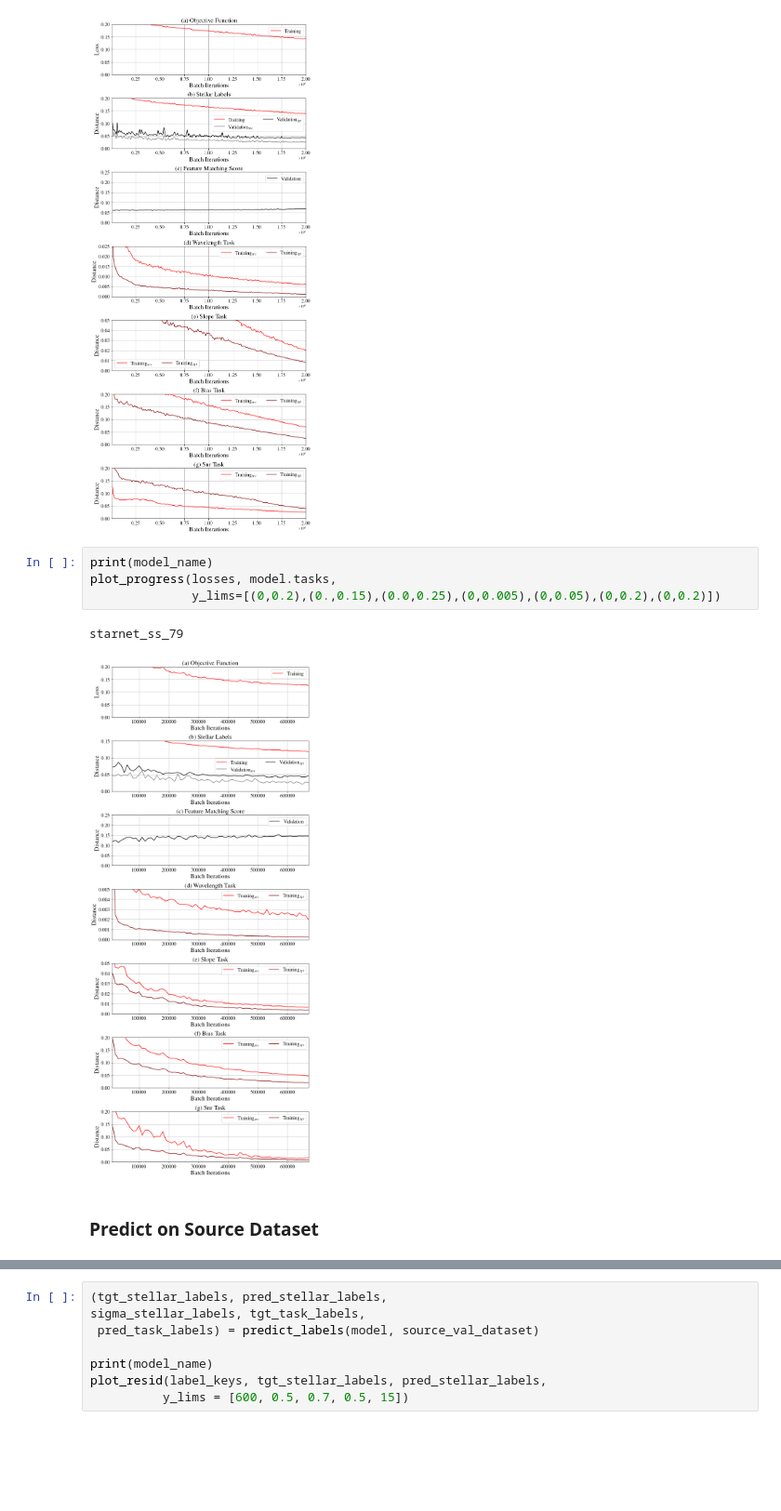
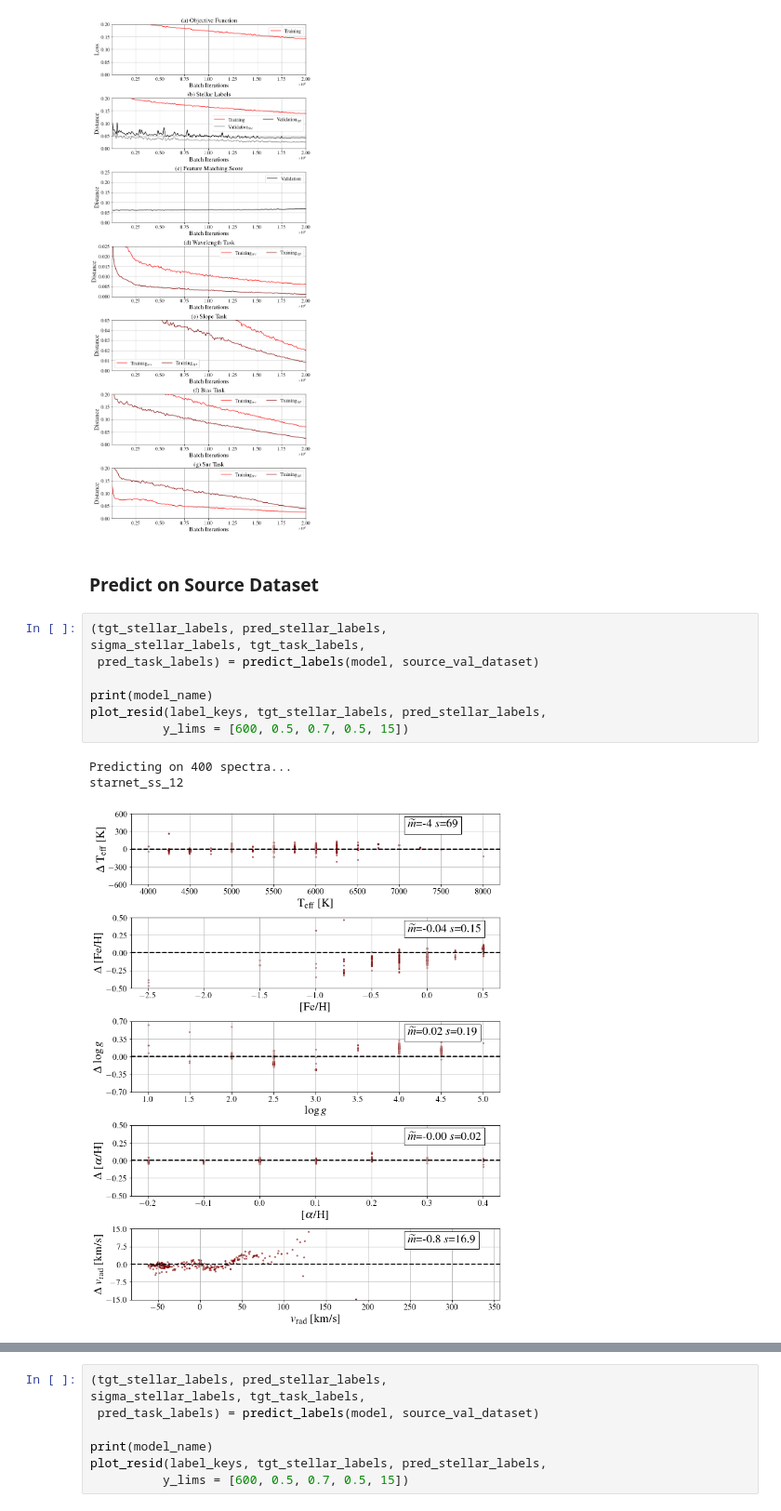
Before and after one commit to mkim0029/StarNet_SS, a Jupyter notebook: test_starnet_ss.ipynb, the cells around one changed output, grey strips where cells are left out. Shown at 93% size. Cells and saved outputs as stored; diff of their text form; blank space fills up the shorter version.

```diff
--- a/test_starnet_ss.ipynb
+++ b/test_starnet_ss.ipynb
@@ -137,15 +158,20 @@ plot_progress(losses, model.tasks,
 # %% [output]
 starnet_ss_234
 [figure]
-# %%
-print(model_name)
-plot_progress(losses, model.tasks,
-              y_lims=[(0,0.2),(0.,0.15),(0.0,0.25),(0,0.005),(0,0.05),(0,0.2),(0,0.2)])
-# %% [output]
-starnet_ss_79
-[figure, removed]
 # %% [markdown]
 ### **Predict on Source Dataset**
+# %%
+(tgt_stellar_labels, pred_stellar_labels,
+sigma_stellar_labels, tgt_task_labels,
+ pred_task_labels) = predict_labels(model, source_val_dataset)
+
+print(model_name)
+plot_resid(label_keys, tgt_stellar_labels, pred_stellar_labels,
+          y_lims = [600, 0.5, 0.7, 0.5, 15])
+# %% [output]
+Predicting on 400 spectra...
+starnet_ss_12
+[figure, added]
 # %%
 (tgt_stellar_labels, pred_stellar_labels,
 sigma_stellar_labels, tgt_task_labels,
```
Also changed, not shown: parts of 9 cells of this notebook, 6 other files.
